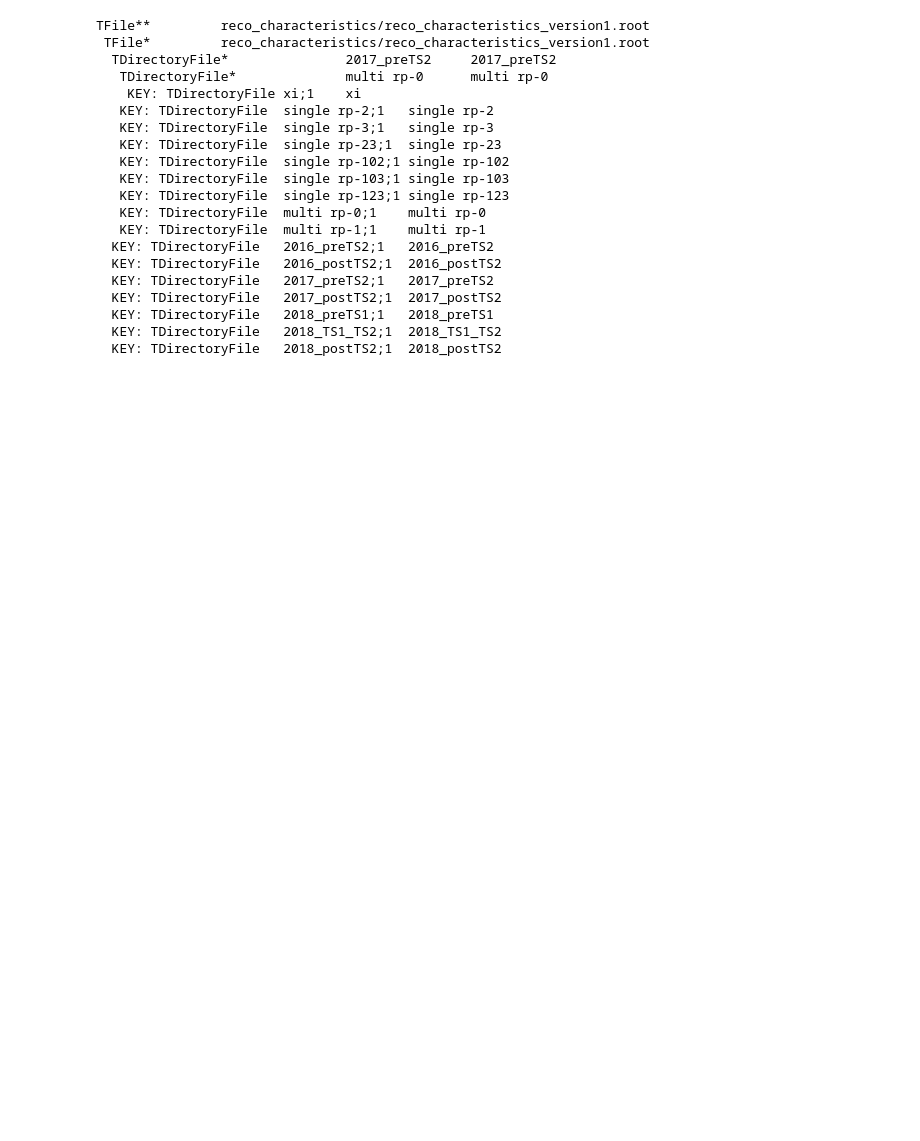
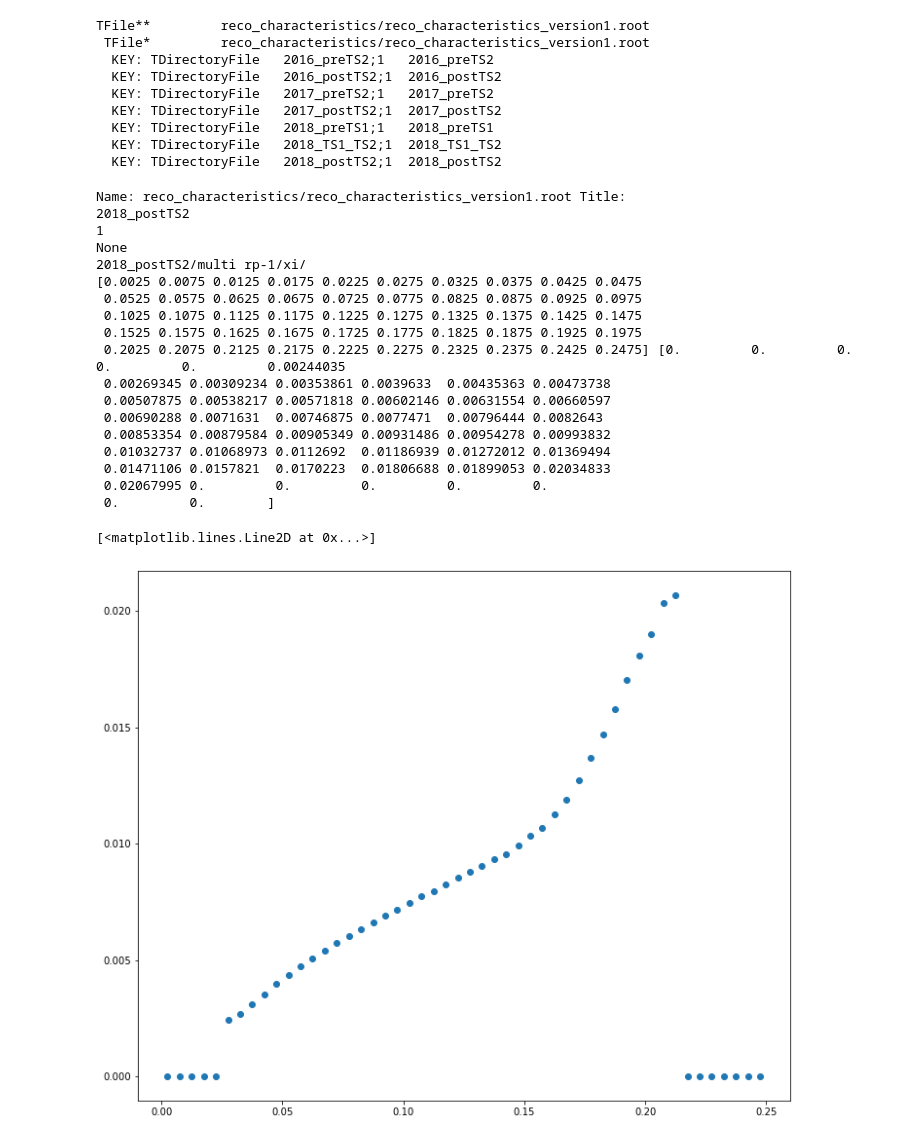
Before and after one commit to antoniovilela/pps-dilepton-analysis-notebook, a Jupyter notebook: Systematics-Proton-Xi.ipynb, the cells around one changed output. Saved outputs shown, nothing was run; the diff lists cells and outputs as text; code cells hidden in the pictures; blank space fills up the shorter version.

```diff
--- a/Systematics-Proton-Xi.ipynb
+++ b/Systematics-Proton-Xi.ipynb
@@ -7,20 +7,9 @@ Welcome to JupyROOT 6.22/06
 # %%
-file.cd( "2017_preTS2/multi rp-0" )
+# file.cd( "2017_preTS2/multi rp-0" )
 file.ls()
 # %% [output]
 TFile**         reco_characteristics/reco_characteristics_version1.root
  TFile*         reco_characteristics/reco_characteristics_version1.root
-  TDirectoryFile*               2017_preTS2     2017_preTS2
-   TDirectoryFile*              multi rp-0      multi rp-0
-    KEY: TDirectoryFile xi;1    xi
-   KEY: TDirectoryFile  single rp-2;1   single rp-2
-   KEY: TDirectoryFile  single rp-3;1   single rp-3
-   KEY: TDirectoryFile  single rp-23;1  single rp-23
-   KEY: TDirectoryFile  single rp-102;1 single rp-102
-   KEY: TDirectoryFile  single rp-103;1 single rp-103
-   KEY: TDirectoryFile  single rp-123;1 single rp-123
-   KEY: TDirectoryFile  multi rp-0;1    multi rp-0
-   KEY: TDirectoryFile  multi rp-1;1    multi rp-1
   KEY: TDirectoryFile   2016_preTS2;1   2016_preTS2
   KEY: TDirectoryFile   2016_postTS2;1  2016_postTS2
   KEY: TDirectoryFile   2017_preTS2;1   2017_preTS2
@@ -63,16 +52,38 @@ def get_reco_characteristics( file, period, arm=None, rp=None ):
 # %%
 import matplotlib as mpl
 import matplotlib.pyplot as plt
 
-period = "2017_postTS2"
+# period = "2017_postTS2"
+period = "2018_postTS2"
 arm = 1
 
 (bias_X, bias_Y), (resolution_X, resolution_Y), (systematics_X, systematics_Y) = get_reco_characteristics( file, period, arm=arm )
 
 print ( systematics_X, systematics_Y )
 
 fig = plt.figure( figsize=(12,10) )
 plt.plot( systematics_X, systematics_Y, 'o' )
+# %% [output]
+Name: reco_characteristics/reco_characteristics_version1.root Title:
+2018_postTS2
+1
+None
+2018_postTS2/multi rp-1/xi/
+[0.0025 0.0075 0.0125 0.0175 0.0225 0.0275 0.0325 0.0375 0.0425 0.0475
+ 0.0525 0.0575 0.0625 0.0675 0.0725 0.0775 0.0825 0.0875 0.0925 0.0975
+ 0.1025 0.1075 0.1125 0.1175 0.1225 0.1275 0.1325 0.1375 0.1425 0.1475
+ 0.1525 0.1575 0.1625 0.1675 0.1725 0.1775 0.1825 0.1875 0.1925 0.1975
+ 0.2025 0.2075 0.2125 0.2175 0.2225 0.2275 0.2325 0.2375 0.2425 0.2475] [0.         0.         0.         0.         0.         0.00244035
+ 0.00269345 0.00309234 0.00353861 0.0039633  0.00435363 0.00473738
+ 0.00507875 0.00538217 0.00571818 0.00602146 0.00631554 0.00660597
+ 0.00690288 0.0071631  0.00746875 0.0077471  0.00796444 0.0082643
+ 0.00853354 0.00879584 0.00905349 0.00931486 0.00954278 0.00993832
+ 0.01032737 0.01068973 0.0112692  0.01186939 0.01272012 0.01369494
+ 0.01471106 0.0157821  0.0170223  0.01806688 0.01899053 0.02034833
+ 0.02067995 0.         0.         0.         0.         0.
+ 0.         0.        ]
+[<matplotlib.lines.Line2D at 0x...>]
+[figure, added]
 # %%
 import numpy as np
 
```
Also changed, not shown: parts of 6 cells of this notebook, 2 other files.
